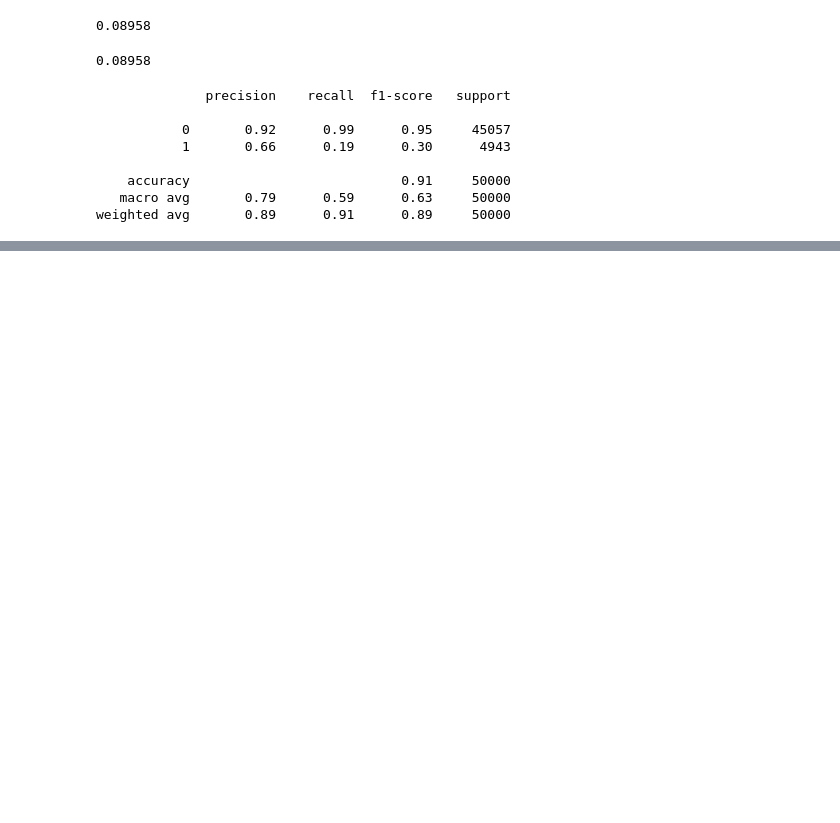
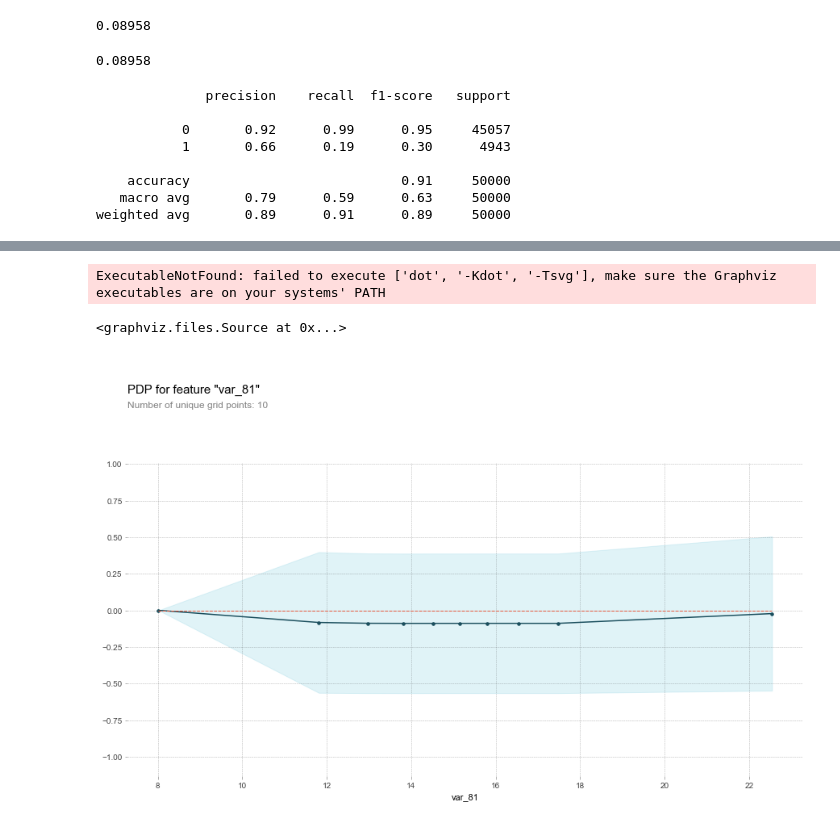
Before and after one commit to keswani-Rohitkumar/Customer_Transaction_Prediction, a Jupyter notebook: Customer_Transaction_Prediction.ipynb, the cells around one changed output, grey strips where cells are left out. Saved outputs shown, nothing was run; the diff lists cells and outputs as text; code cells hidden in the pictures; blank space fills up the shorter version.

```diff
--- a/Customer_Transaction_Prediction.ipynb
+++ b/Customer_Transaction_Prediction.ipynb
@@ -270,0 +299,6 @@ weighted avg       0.89      0.91      0.89     50000
+# %%
+x_train, x_val, y_train, y_val = train_test_split(X,y, random_state = 1)
+# %%
+tree_clf = DecisionTreeClassifier().fit(x_train,y_train)
+# %%
+features = [i for i in train_data.columns if i not in ['ID_code', 'target']]
@@ -270,0 +307,13 @@ weighted avg       0.89      0.91      0.89     50000
+# %%
+graphviz.Source(tree_graph)
+# %% [output]
+ExecutableNotFound: failed to execute ['dot', '-Kdot', '-Tsvg'], make sure the Graphviz executables are on your systems' PATH
+<graphviz.files.Source at 0x...>
+# %%
+pdp_goals = pdp.pdp_isolate(model=tree_clf, dataset=x_val, model_features=features, feature = 'var_81' )
+
+# plot it
+pdp.pdp_plot(pdp_goals, 'var_81')
+plt.show()
+# %% [output]
+[figure, added]
```
Also changed, not shown: parts of 7 cells of this notebook.
